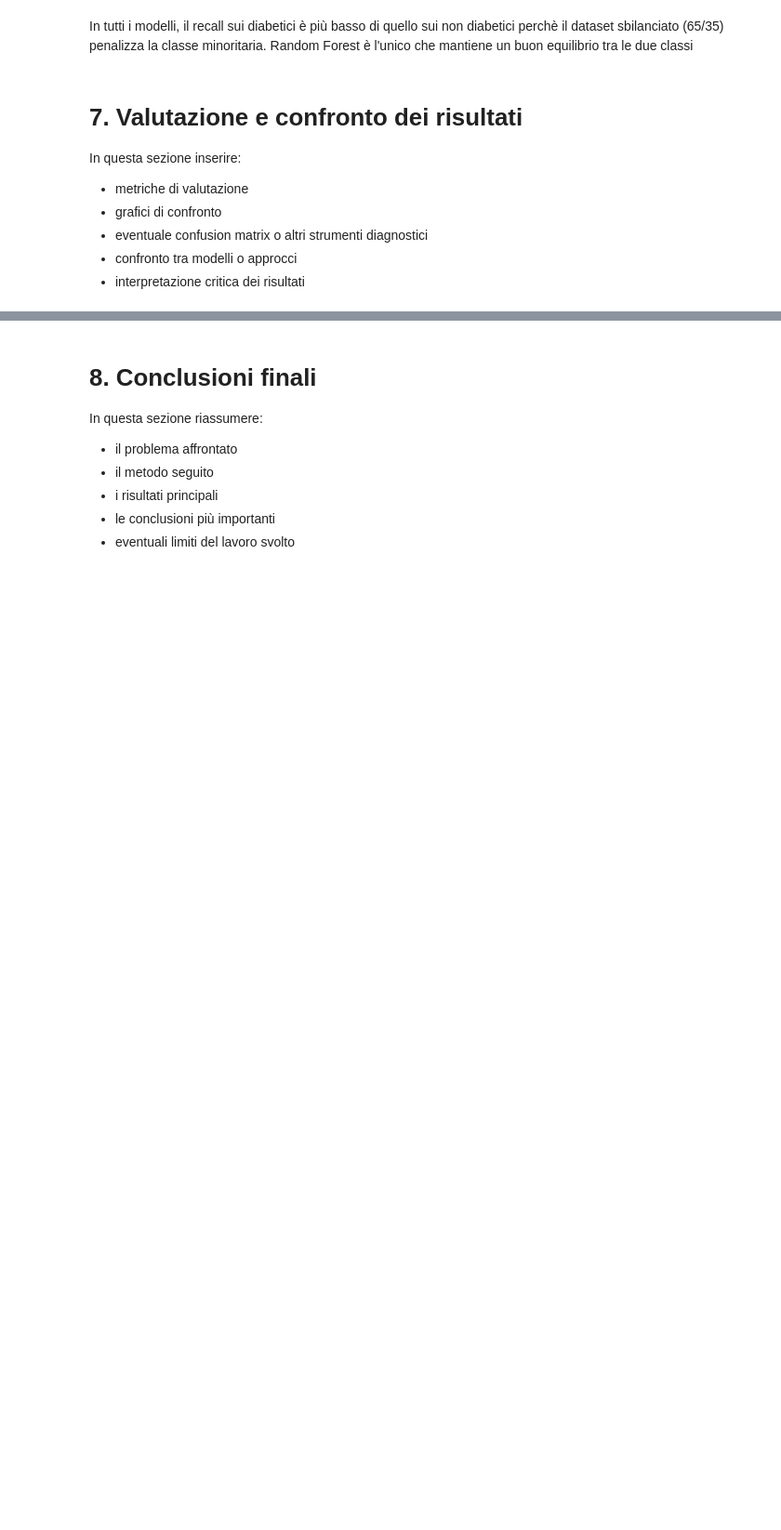
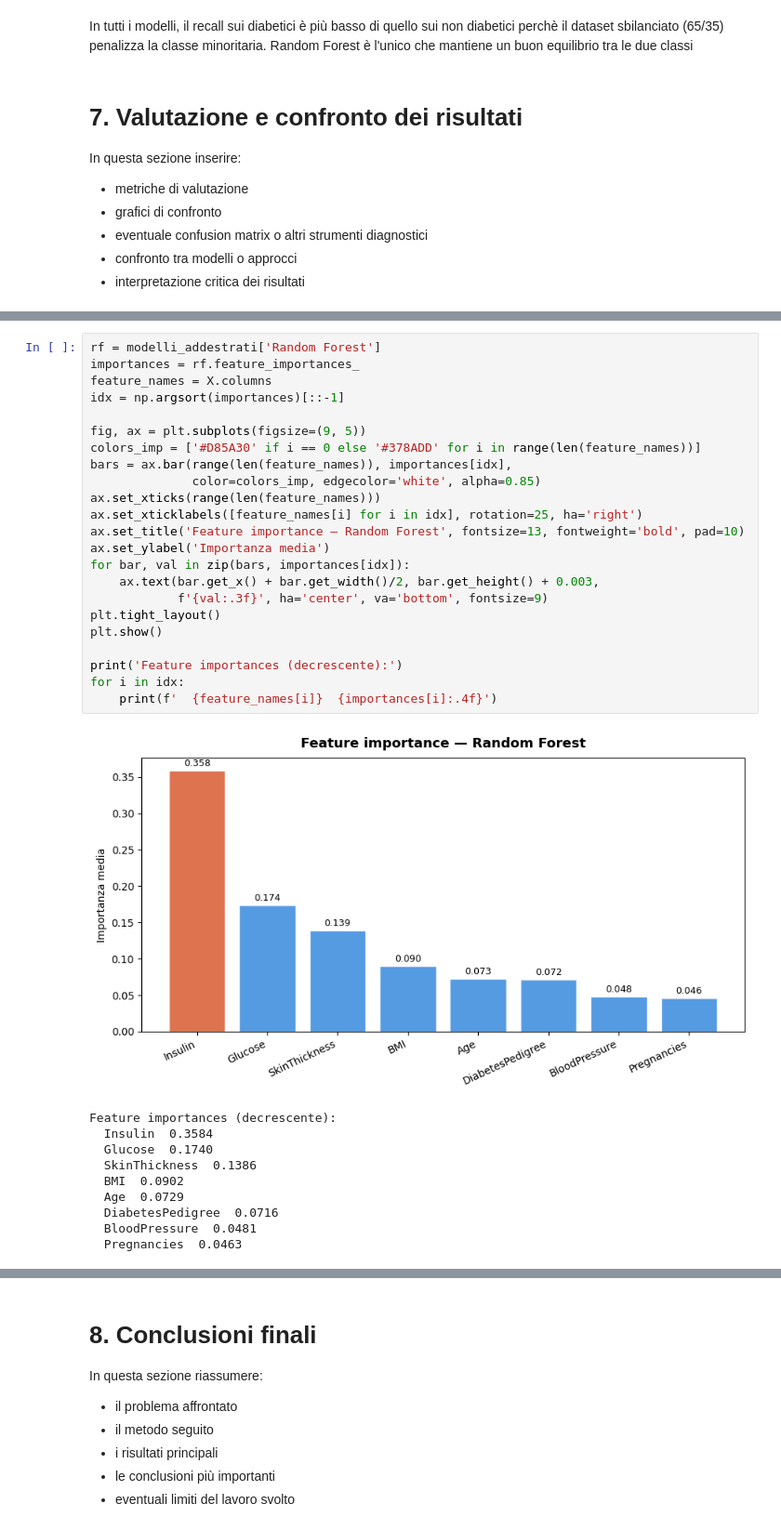
Before and after one commit to auroraloprino/LLM-Pima-Indians-Diabetes, a Jupyter notebook: notebook.ipynb, the cells around one changed output, grey strips where cells are left out. Shown at 93% size. Drawn from its saved outputs; the diff is of its cells as text; blank space fills up the shorter version.

```diff
--- a/notebook.ipynb
+++ b/notebook.ipynb
@@ -530,0 +618,34 @@ In questa sezione inserire:
+# %%
+rf = modelli_addestrati['Random Forest']
+importances = rf.feature_importances_
+feature_names = X.columns
+idx = np.argsort(importances)[::-1]
+
+fig, ax = plt.subplots(figsize=(9, 5))
+colors_imp = ['#D85A30' if i == 0 else '#378ADD' for i in range(len(feature_names))]
+bars = ax.bar(range(len(feature_names)), importances[idx],
+              color=colors_imp, edgecolor='white', alpha=0.85)
+ax.set_xticks(range(len(feature_names)))
+ax.set_xticklabels([feature_names[i] for i in idx], rotation=25, ha='right')
+ax.set_title('Feature importance — Random Forest', fontsize=13, fontweight='bold', pad=10)
+ax.set_ylabel('Importanza media')
+for bar, val in zip(bars, importances[idx]):
+    ax.text(bar.get_x() + bar.get_width()/2, bar.get_height() + 0.003,
+            f'{val:.3f}', ha='center', va='bottom', fontsize=9)
+plt.tight_layout()
+plt.show()
+
+print('Feature importances (decrescente):')
+for i in idx:
+    print(f'  {feature_names[i]}  {importances[i]:.4f}')
+# %% [output]
+[figure, added]
+Feature importances (decrescente):
+  Insulin  0.3584
+  Glucose  0.1740
+  SkinThickness  0.1386
+  BMI  0.0902
+  Age  0.0729
+  DiabetesPedigree  0.0716
+  BloodPressure  0.0481
+  Pregnancies  0.0463
```
Also changed, not shown: parts of 9 cells of this notebook.
